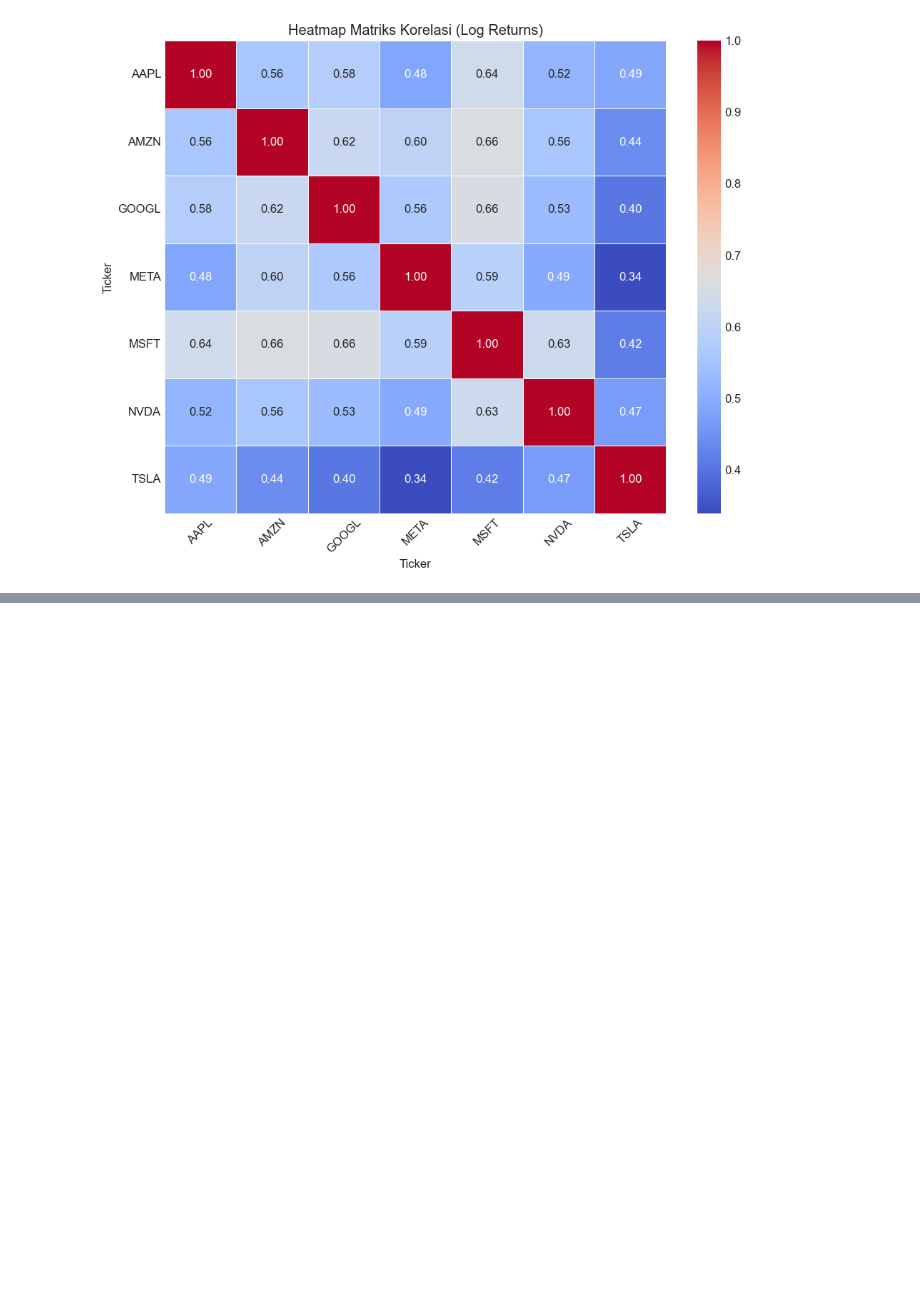
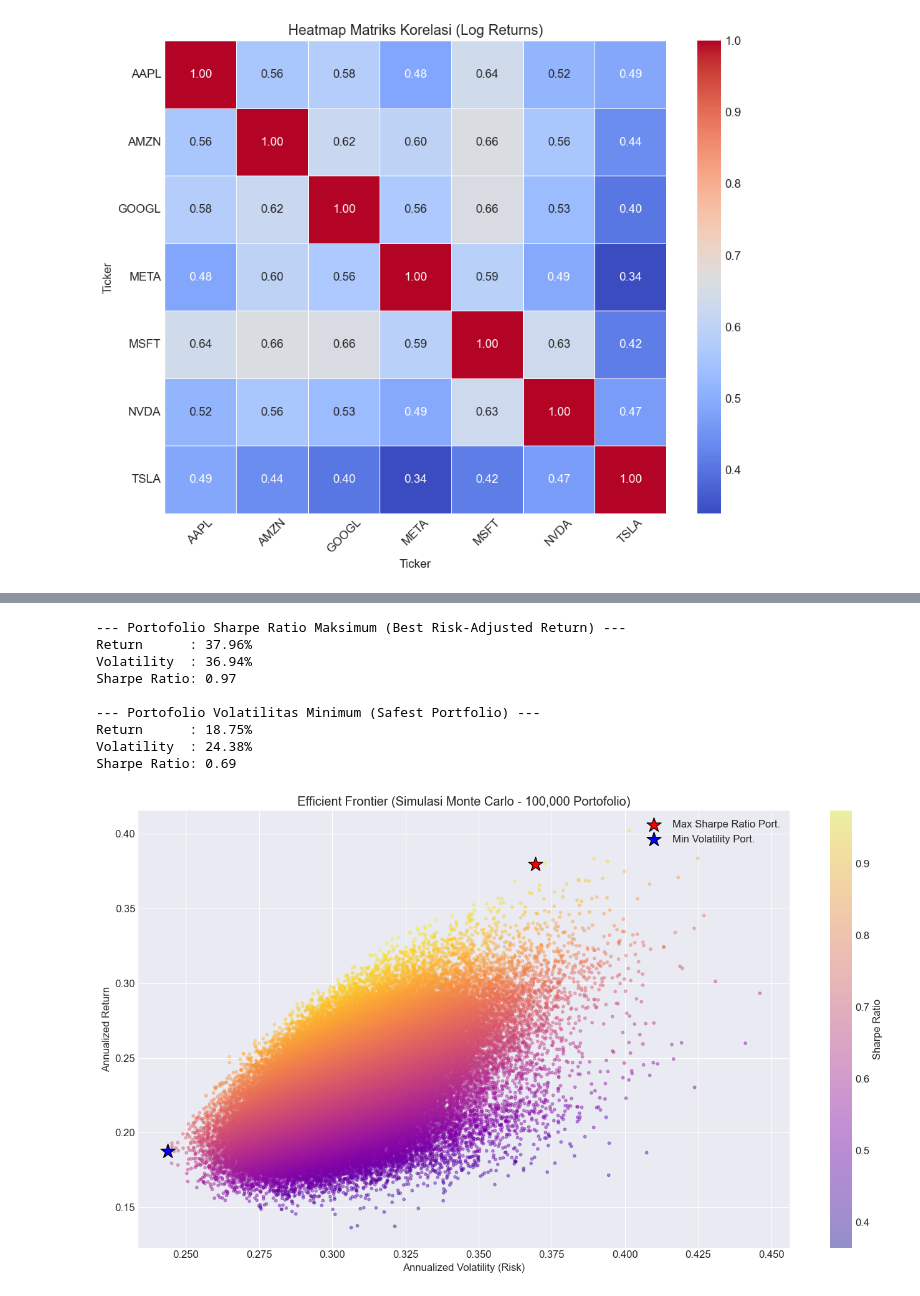
Before and after one commit to mrraihan29/quant-portfolio-analysis, a Jupyter notebook: 01_Portfolio_Analysis.ipynb, the cells around one changed output, grey strips where cells are left out. Drawn from its saved outputs; the diff is of its cells as text; code cells hidden in the pictures; blank space fills up the shorter version.

Commit message:
Feat: Complete Monte Carlo simulation and visualization of Efficient Frontier

```diff
--- a/01_Portfolio_Analysis.ipynb
+++ b/01_Portfolio_Analysis.ipynb
@@ -427,0 +595,80 @@ plt.show()
+# %%
+# 1. Temukan portofolio dengan Sharpe Ratio tertinggi
+# .iloc digunakan untuk mengambil baris berdasarkan posisi integer
+max_sharpe_port = sim_portfolios_df.iloc[sim_portfolios_df['SharpeRatio'].idxmax()]
+
+# 2. Temukan portofolio dengan Volatilitas terendah
+# .iloc digunakan untuk mengambil baris berdasarkan posisi integer
+min_vol_port = sim_portfolios_df.iloc[sim_portfolios_df['Volatility'].idxmin()]
+
+# 3. Cetak detail dari kedua portofolio optimal ini
+print("--- Portofolio Sharpe Ratio Maksimum (Best Risk-Adjusted Return) ---")
+print(f"Return      : {(max_sharpe_port['Return'] * 100):.2f}%")
+print(f"Volatility  : {(max_sharpe_port['Volatility'] * 100):.2f}%")
+print(f"Sharpe Ratio: {max_sharpe_port['SharpeRatio']:.2f}")
+
+print("\n--- Portofolio Volatilitas Minimum (Safest Portfolio) ---")
+print(f"Return      : {(min_vol_port['Return'] * 100):.2f}%")
+print(f"Volatility  : {(min_vol_port['Volatility'] * 100):.2f}%")
+print(f"Sharpe Ratio: {min_vol_port['SharpeRatio']:.2f}")
+
+
+# 4. Plotting Efficient Frontier
+plt.figure(figsize=(14, 8))
+
+# Plot semua 100,000 portofolio
+# 'c=sim_portfolios_df['SharpeRatio']' -> warnai titik berdasarkan Sharpe Ratio
+# 'cmap='plasma'' -> peta warna (kuning=tinggi, ungu=rendah)
+# 'alpha=0.4' -> buat titik sedikit transparan
+plt.scatter(
+    sim_portfolios_df['Volatility'],
+    sim_portfolios_df['Return'],
+    c=sim_portfolios_df['SharpeRatio'],
+    cmap='plasma',
+    alpha=0.4,
+    s=10
+)
+
+# Tambahkan color bar
+plt.colorbar(label='Sharpe Ratio')
+
+# Tandai Portofolio Max Sharpe (Bintang Merah)
+plt.scatter(
+    max_sharpe_port['Volatility'],
+    max_sharpe_port['Return'],
+    marker='*',
+    color='red',
+    s=300,
+    edgecolor='black',
+    label='Max Sharpe Ratio Port.'
+)
+
+# Tandai Portofolio Min Volatility (Bintang Biru)
+plt.scatter(
+    min_vol_port['Volatility'],
+    min_vol_port['Return'],
+    marker='*',
+    color='blue',
+    s=300,
+    edgecolor='black',
+    label='Min Volatility Port.'
+)
+
+# Pengaturan Plot
+plt.title('Efficient Frontier (Simulasi Monte Carlo - 100,000 Portofolio)')
+plt.xlabel('Annualized Volatility (Risk)')
+plt.ylabel('Annualized Return')
+plt.legend()
+plt.tight_layout()
+plt.show()
+# %% [output]
+--- Portofolio Sharpe Ratio Maksimum (Best Risk-Adjusted Return) ---
+Return      : 37.96%
+Volatility  : 36.94%
+Sharpe Ratio: 0.97
+
+--- Portofolio Volatilitas Minimum (Safest Portfolio) ---
+Return      : 18.75%
+Volatility  : 24.38%
+Sharpe Ratio: 0.69
+[figure, added]
```
Also changed, not shown: parts of 7 cells of this notebook.
